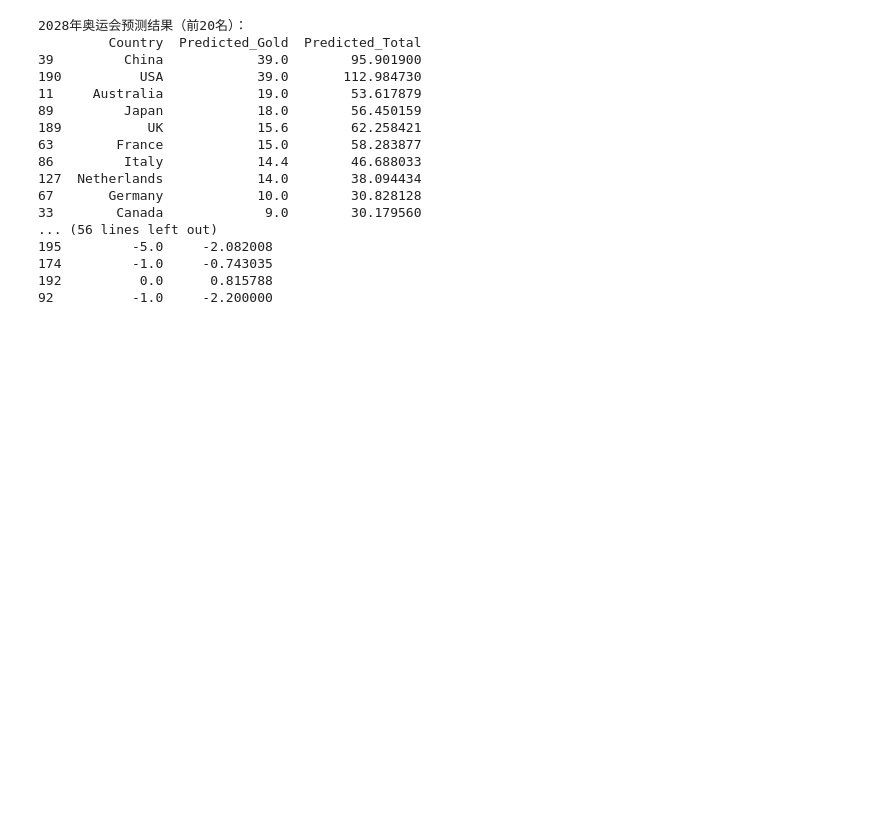
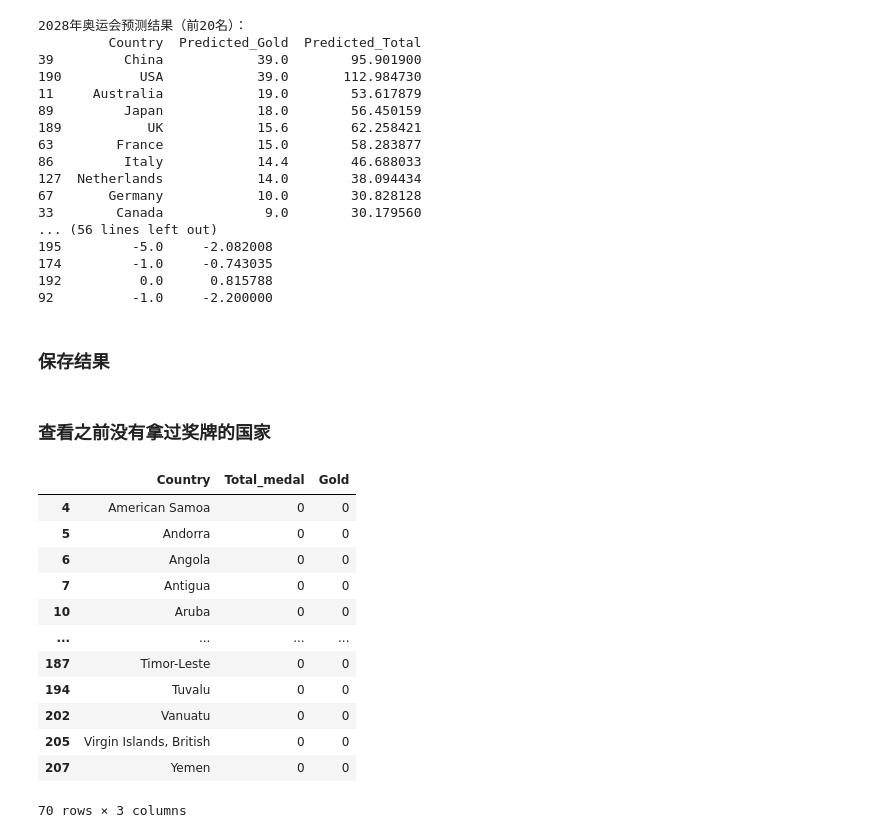
Before and after one commit to Evan-Li-2024/2025MCM-c, a Jupyter notebook: Olympics-analysis.ipynb, the cells around one changed output. Saved outputs shown, nothing was run; the diff lists cells and outputs as text; code cells hidden in the pictures; blank space fills up the shorter version.

Commit message:
add  no_medal_country pre

```diff
--- a/Olympics-analysis.ipynb
+++ b/Olympics-analysis.ipynb
@@ -2719,3 +2719,5 @@ print(comparison)
 174         -1.0     -0.743035
 192          0.0      0.815788
 92          -1.0     -2.200000
+# %% [markdown]
+### 保存结果
@@ -2721,0 +2752,27 @@ print(comparison)
+# %% [markdown]
+### 查看之前没有拿过奖牌的国家
+# %%
+# 找出历史上从未获得过奖牌的国家
+never_medal_countries = history_year_summary.groupby('Country').agg({
+    'Total_medal': 'sum',
+    'Gold': 'sum'
+}).reset_index()
+
+# 从未获得过任何奖牌的国家
+no_medal_countries = never_medal_countries[never_medal_countries['Total_medal'] == 0]
+# %%
+no_medal_countries
+# %% [output]
+|  | Country | Total_medal | Gold |
+| 4 | American Samoa | 0 | 0 |
+| 5 | Andorra | 0 | 0 |
+| 6 | Angola | 0 | 0 |
+| 7 | Antigua | 0 | 0 |
+| 10 | Aruba | 0 | 0 |
+| ... | ... | ... | ... |
+| 187 | Timor-Leste | 0 | 0 |
+| 194 | Tuvalu | 0 | 0 |
+| 202 | Vanuatu | 0 | 0 |
+| 205 | Virgin Islands, British | 0 | 0 |
+| 207 | Yemen | 0 | 0 |
+70 rows × 3 columns
```
Also changed, not shown: parts of 3 cells of this notebook, 4 other files.
